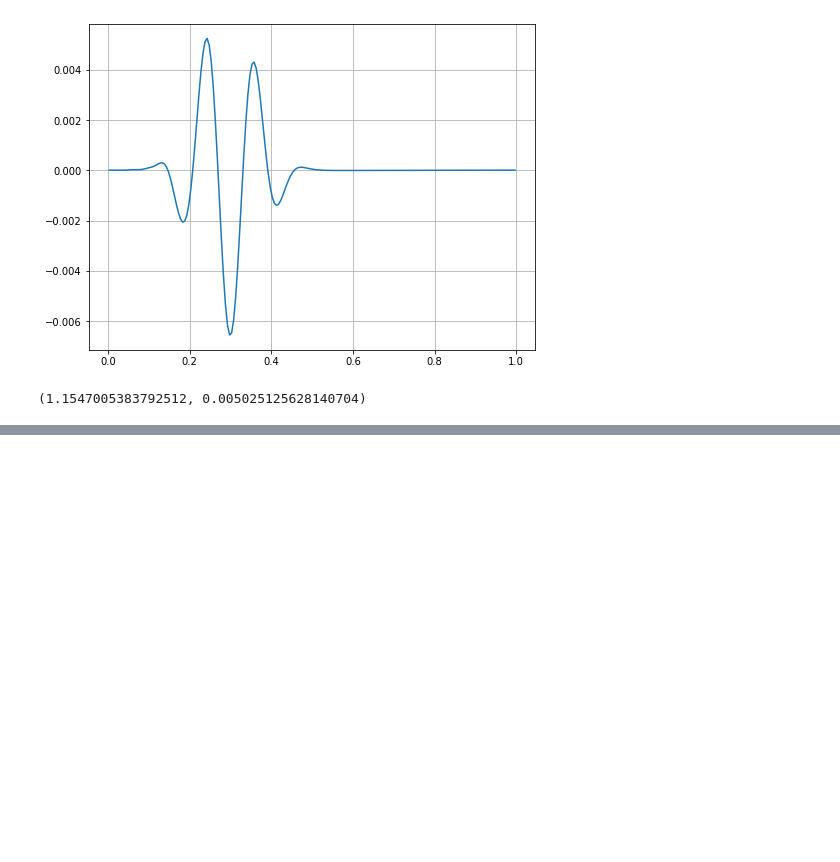
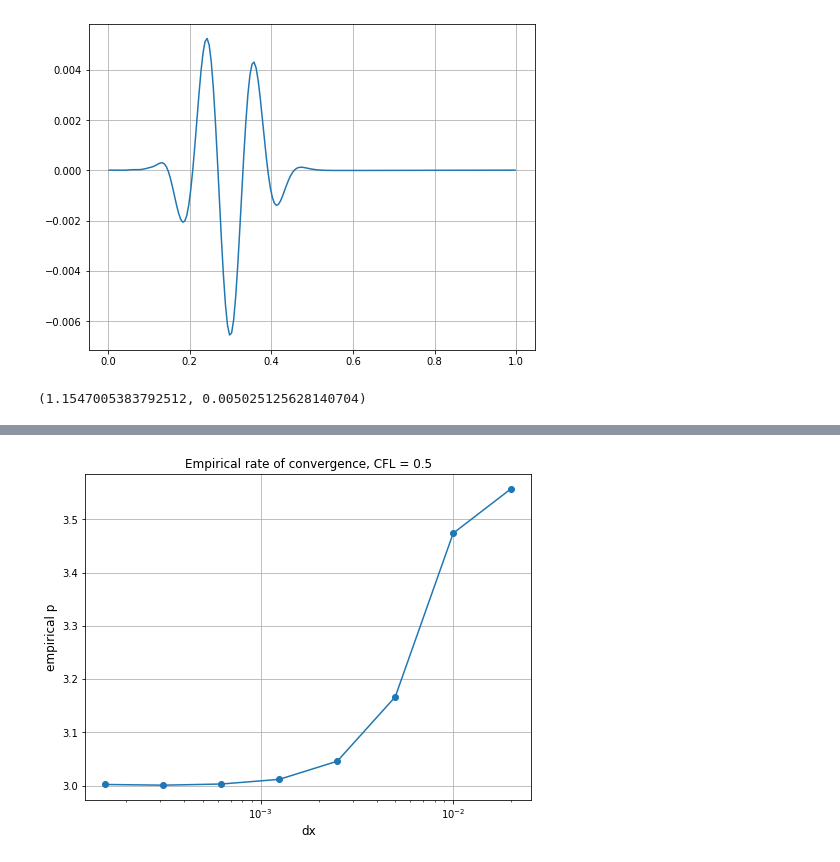
Before and after one commit to sirpipat/tsunami-modelling, a Jupyter notebook: src/NewGround.ipynb, the cells around one changed output, grey strips where cells are left out. Saved outputs shown, nothing was run; the diff lists cells and outputs as text; code cells hidden in the pictures; blank space fills up the shorter version.

```diff
--- a/src/NewGround.ipynb
+++ b/src/NewGround.ipynb
@@ -641,0 +691,11 @@ tank.simulate(CFL, MAX_STEPS, times, problem, output_directory, interp_scheme, l
+# %%
+p = np.log2((err_RMSs[:-2] - err_RMSs[1:-1]) / (err_RMSs[1:-1] - err_RMSs[2:]))
+# %%
+plt.semilogx(dxs[:-2],p, '-o')
+plt.grid()
+plt.xlabel('dx', size = 12)
+plt.ylabel('empirical p', size = 12)
+plt.title('Empirical rate of convergence, CFL = 0.5')
+plt.savefig('../Empirical_p_CFL_0p5.pdf', dpi = 300)
+# %% [output]
+[figure, added]
```
Also changed, not shown: parts of 49 cells of this notebook, 2 other files.
